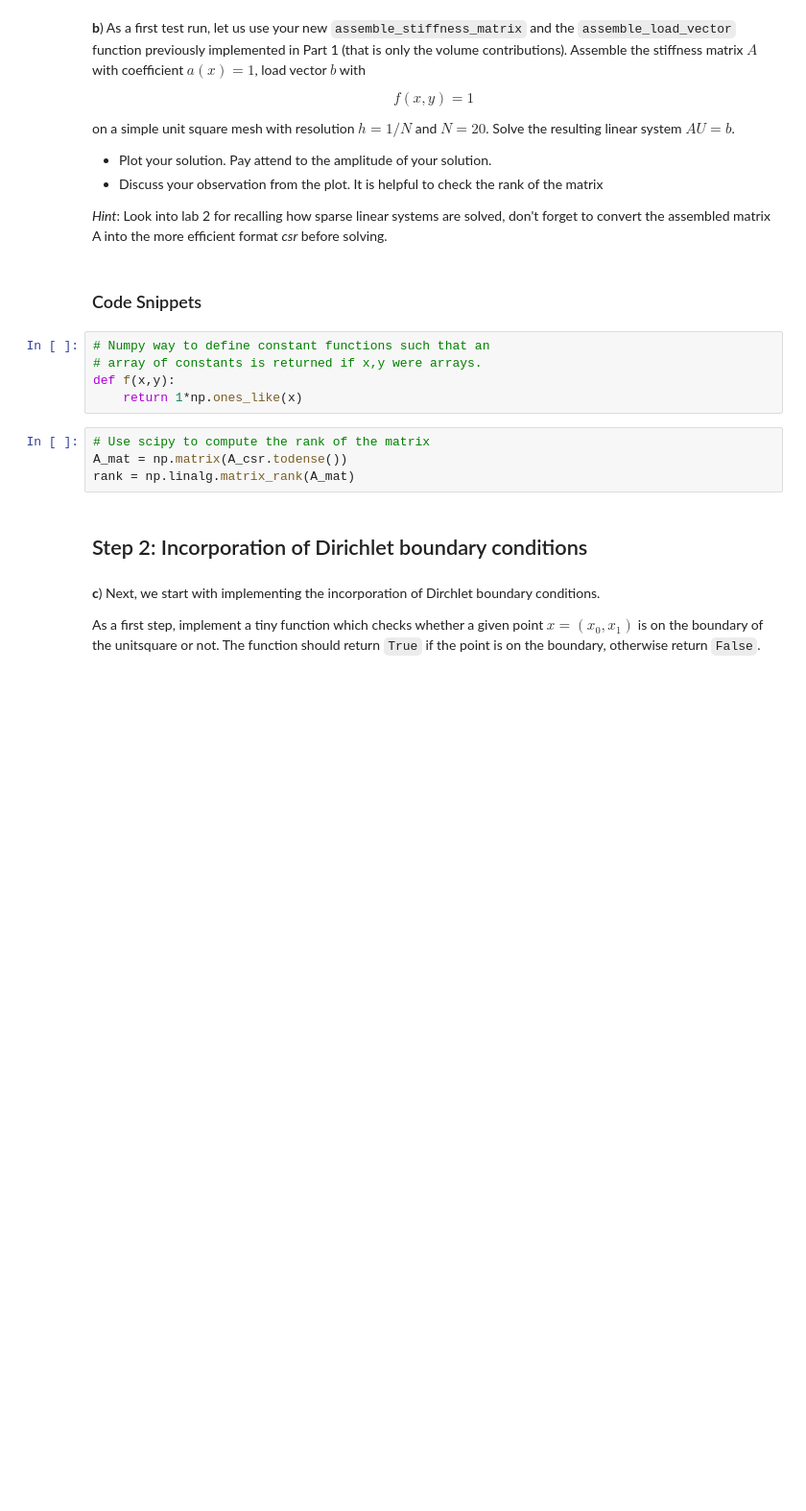
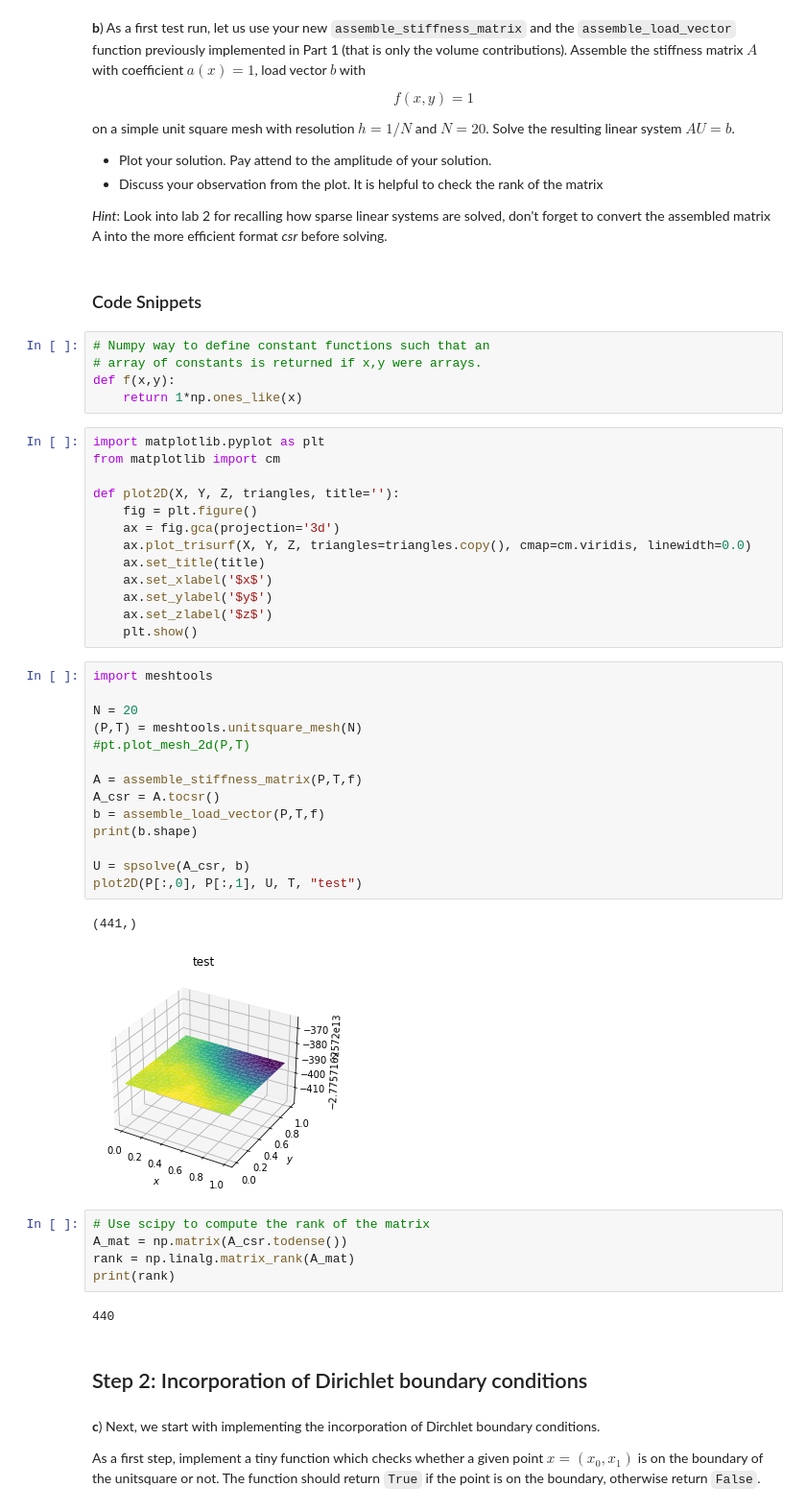
Before and after one commit to klashenriksson/numpde, a Jupyter notebook: lab4/lab_04_part_2.ipynb, the cells around one changed output. Shown: that part at 96% size. Cells and saved outputs as stored; diff of their text form; blank space fills up the shorter version.

```diff
--- a/lab4/lab_04_part_2.ipynb
+++ b/lab4/lab_04_part_2.ipynb
@@ -335,10 +383,43 @@ Solve the resulting linear system $ AU = b$.
 # array of constants is returned if x,y were arrays.
 def f(x,y):
     return 1*np.ones_like(x)
+# %%
+import matplotlib.pyplot as plt
+from matplotlib import cm
+
+def plot2D(X, Y, Z, triangles, title=''):
+    fig = plt.figure()
+    ax = fig.gca(projection='3d')
+    ax.plot_trisurf(X, Y, Z, triangles=triangles.copy(), cmap=cm.viridis, linewidth=0.0)
+    ax.set_title(title)
+    ax.set_xlabel('$x$')
+    ax.set_ylabel('$y$')
+    ax.set_zlabel('$z$')
+    plt.show()
+# %%
+import meshtools
+
+N = 20
+(P,T) = meshtools.unitsquare_mesh(N)
+#pt.plot_mesh_2d(P,T)
+
+A = assemble_stiffness_matrix(P,T,f)
+A_csr = A.tocsr()
+b = assemble_load_vector(P,T,f)
+print(b.shape)
+
+U = spsolve(A_csr, b)
+plot2D(P[:,0], P[:,1], U, T, "test")
+# %% [output]
+(441,)
+[figure, added]
 # %%
 # Use scipy to compute the rank of the matrix
 A_mat = np.matrix(A_csr.todense())
 rank = np.linalg.matrix_rank(A_mat)
+print(rank)
+# %% [output]
+440
 # %% [markdown]
 ## Step 2: Incorporation of Dirichlet boundary conditions
 # %% [markdown]
```
Also changed, not shown: parts of 6 cells of this notebook, 1 other file.
